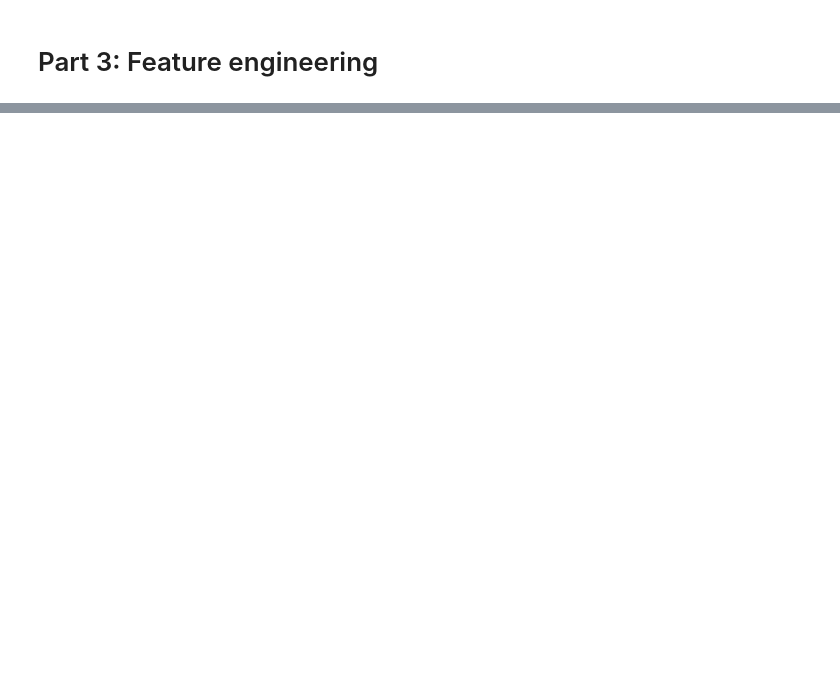
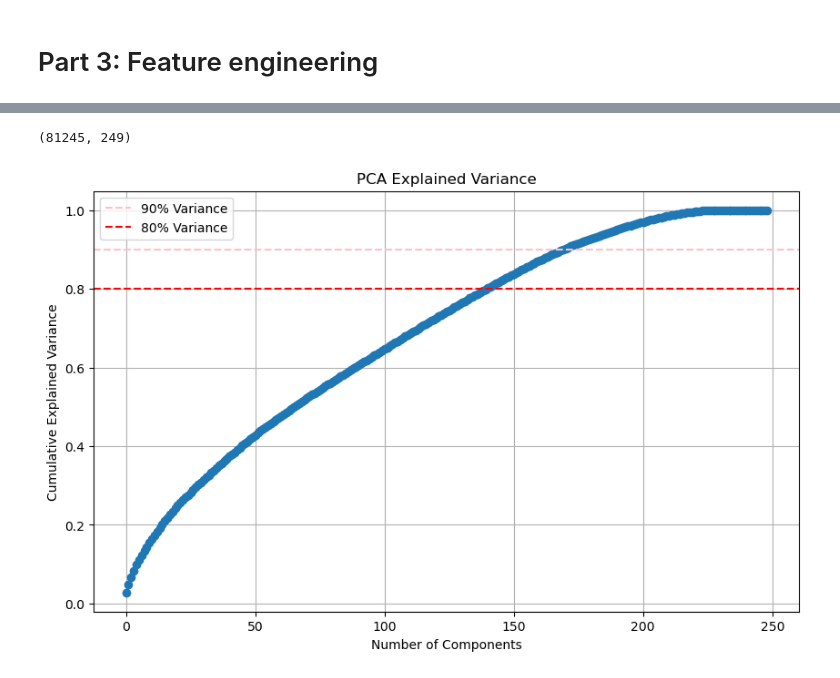
Before and after one commit to Micaet/Feedback-Flair, a Jupyter notebook: budowa_krok_2_6_feature_engineering.ipynb, the cells around one changed output, grey strips where cells are left out. Drawn from its saved outputs; the diff is of its cells as text; code cells hidden in the pictures; blank space fills up the shorter version.

```diff
--- a/budowa_krok_2_6_feature_engineering.ipynb
+++ b/budowa_krok_2_6_feature_engineering.ipynb
@@ -42,0 +12,15 @@ print(df.head())
+# %%
+# TF-IDF Vectorization
+tfidf_vectorizer = TfidfVectorizer(ngram_range=(1, 3), max_features=1000)
+tfidf_matrix = tfidf_vectorizer.fit_transform(df["Review"])
+
+# Convert TF-IDF matrix to DataFrame
+tfidf_df = pd.DataFrame(tfidf_matrix.toarray(), columns=tfidf_vectorizer.get_feature_names_out())
+
+# Scaling using MinMaxScaler
+scaler = MinMaxScaler()
+tfidf_df= pd.DataFrame(scaler.fit_transform(tfidf_df), columns=tfidf_df.columns)
+# %%
+variances = tfidf_df.var()
+q3_threshold = np.percentile(variances, 75)
+q3_threshold
@@ -42,0 +58,17 @@ print(df.head())
+# %%
+tfidf_df.shape
+# %% [output]
+(81245, 249)
+# %%
+plt.figure(figsize=(10, 6))
+plt.plot(np.cumsum(pca.explained_variance_ratio_), marker='o')
+plt.xlabel('Number of Components')
+plt.ylabel('Cumulative Explained Variance')
+plt.axhline(0.90, color='pink', linestyle='--', label='90% Variance')  # Common threshold
+plt.axhline(0.80, color='red', linestyle='--', label='80% Variance')  # Common threshold
+plt.title('PCA Explained Variance')
+plt.legend()
+plt.grid()
+plt.show()
+# %% [output]
+[figure, added]
```
Also changed, not shown: parts of 19 cells of this notebook, 1 other file.
